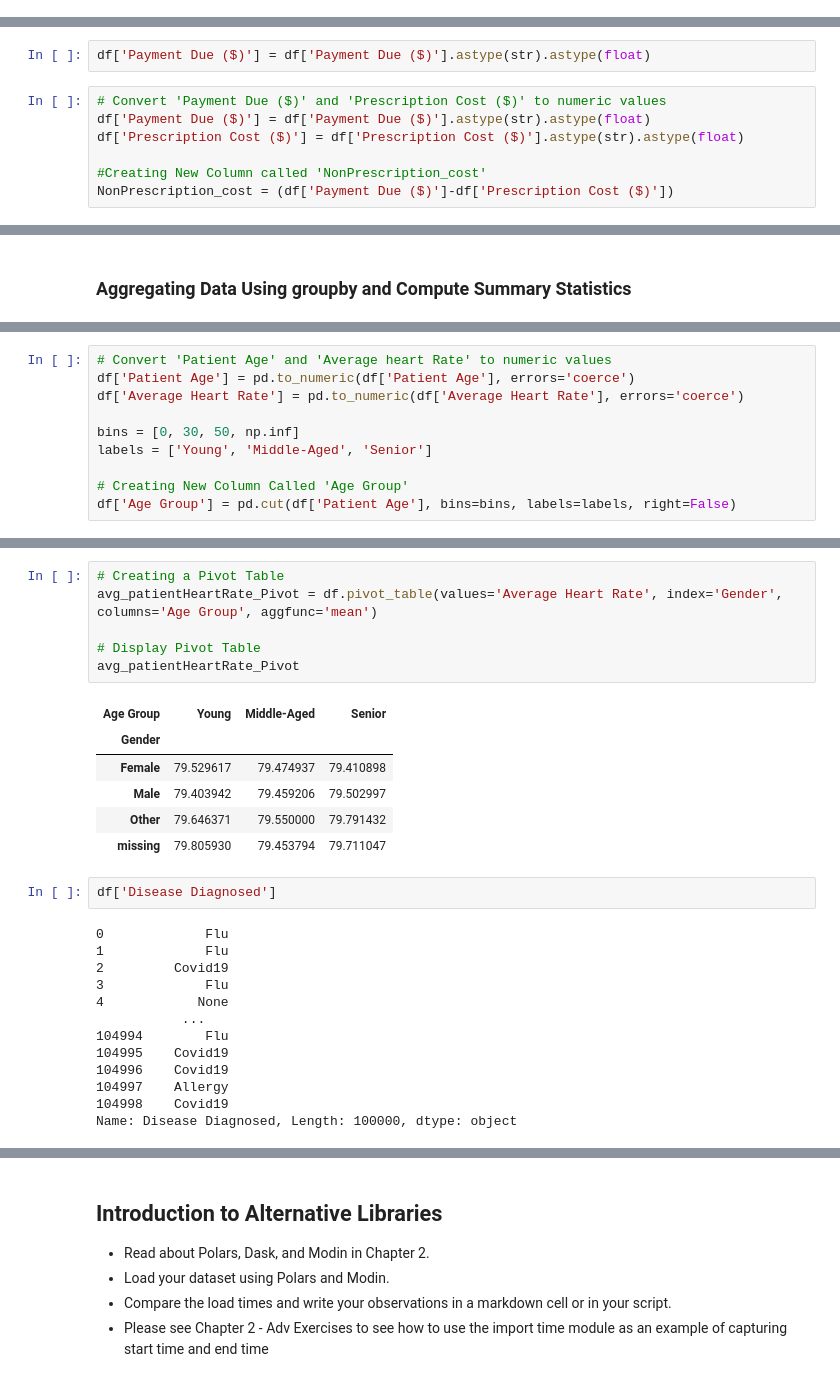
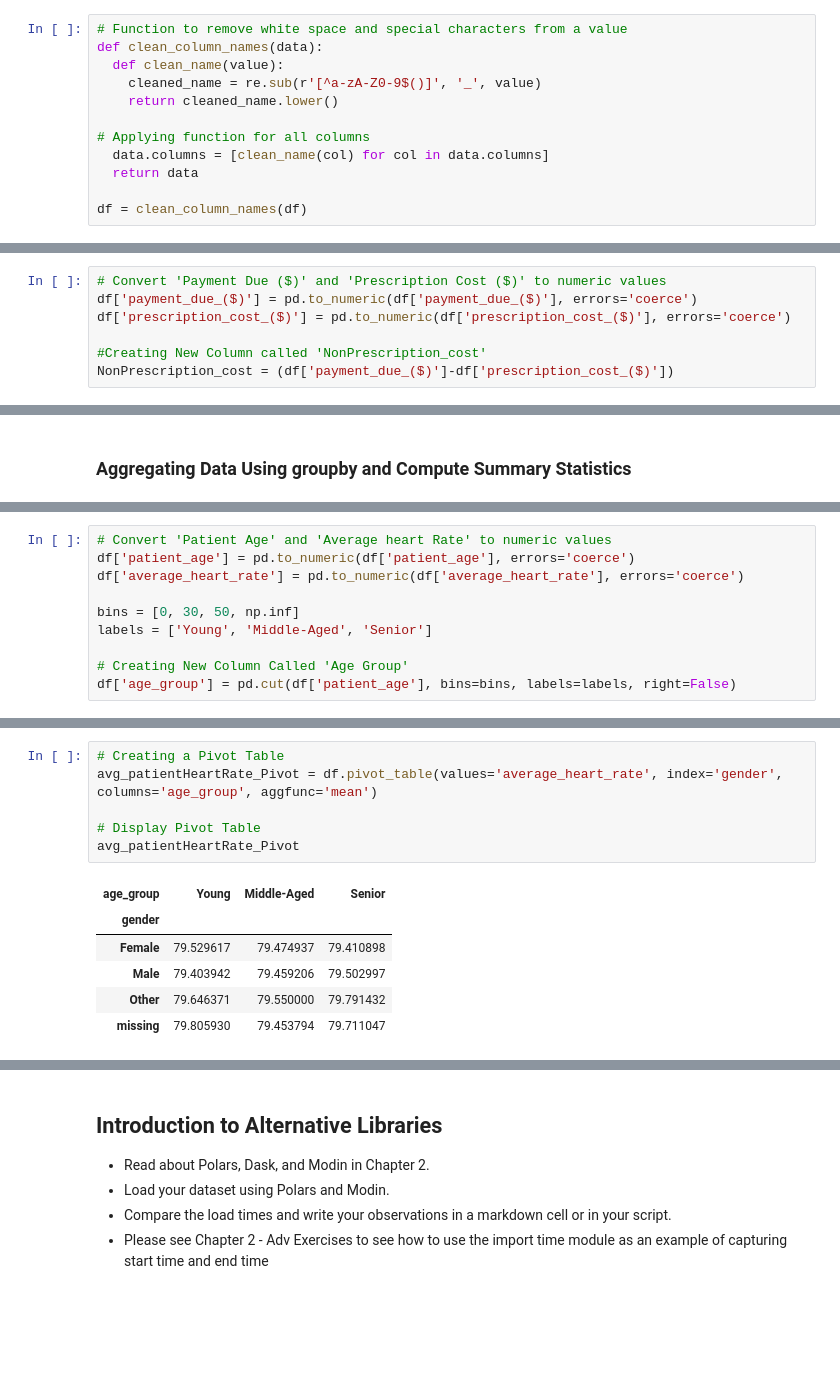
Before and after one commit to hal-yu/datasci_2_manipulation, a Jupyter notebook: HHA507_W2_Manipulation.ipynb, the cells around one changed output, grey strips where cells are left out. Drawn from its saved outputs; the diff is of its cells as text; blank space fills up the shorter version.

```diff
--- a/HHA507_W2_Manipulation.ipynb
+++ b/HHA507_W2_Manipulation.ipynb
@@ -127,0 +119,12 @@ df
+# %%
+# Function to remove white space and special characters from a value
+def clean_column_names(data):
+  def clean_name(value):
+    cleaned_name = re.sub(r'[^a-zA-Z0-9$()]', '_', value)
+    return cleaned_name.lower()
+
+# Applying function for all columns
+  data.columns = [clean_name(col) for col in data.columns]
+  return data
+
+df = clean_column_names(df)
@@ -138,12 +175,10 @@ df.dtypes
-# %%
-df['Payment Due ($)'] = df['Payment Due ($)'].astype(str).astype(float)
 # %%
 # Convert 'Payment Due ($)' and 'Prescription Cost ($)' to numeric values
-df['Payment Due ($)'] = df['Payment Due ($)'].astype(str).astype(float)
-df['Prescription Cost ($)'] = df['Prescription Cost ($)'].astype(str).astype(float)
+df['payment_due_($)'] = pd.to_numeric(df['payment_due_($)'], errors='coerce')
+df['prescription_cost_($)'] = pd.to_numeric(df['prescription_cost_($)'], errors='coerce')
 
 #Creating New Column called 'NonPrescription_cost'
-NonPrescription_cost = (df['Payment Due ($)']-df['Prescription Cost ($)'])
+NonPrescription_cost = (df['payment_due_($)']-df['prescription_cost_($)'])
 # %%
 NonPrescription_cost
 # %% [output]
@@ -182,10 +244,10 @@ Payment.describe()
 # %%
 # Convert 'Patient Age' and 'Average heart Rate' to numeric values
-df['Patient Age'] = pd.to_numeric(df['Patient Age'], errors='coerce')
-df['Average Heart Rate'] = pd.to_numeric(df['Average Heart Rate'], errors='coerce')
+df['patient_age'] = pd.to_numeric(df['patient_age'], errors='coerce')
+df['average_heart_rate'] = pd.to_numeric(df['average_heart_rate'], errors='coerce')
 
 bins = [0, 30, 50, np.inf]
 labels = ['Young', 'Middle-Aged', 'Senior']
 
 # Creating New Column Called 'Age Group'
-df['Age Group'] = pd.cut(df['Patient Age'], bins=bins, labels=labels, right=False)
+df['age_group'] = pd.cut(df['patient_age'], bins=bins, labels=labels, right=False)
@@ -208,28 +270,13 @@ Categories (3, object): ['Young' < 'Middle-Aged' < 'Senior']
 # %%
 # Creating a Pivot Table
-avg_patientHeartRate_Pivot = df.pivot_table(values='Average Heart Rate', index='Gender', columns='Age Group', aggfunc='mean')
+avg_patientHeartRate_Pivot = df.pivot_table(values='average_heart_rate', index='gender', columns='age_group', aggfunc='mean')
 
 # Display Pivot Table
 avg_patientHeartRate_Pivot
 # %% [output]
-| Age Group | Young | Middle-Aged | Senior |
-| Gender |  |  |  |
+| age_group | Young | Middle-Aged | Senior |
+| gender |  |  |  |
 | Female | 79.529617 | 79.474937 | 79.410898 |
 | Male | 79.403942 | 79.459206 | 79.502997 |
 | Other | 79.646371 | 79.550000 | 79.791432 |
 | missing | 79.805930 | 79.453794 | 79.711047 |
-# %%
-df['Disease Diagnosed']
-# %% [output]
-0             Flu
-1             Flu
-2         Covid19
-3             Flu
-4            None
-           ...
-104994        Flu
-104995    Covid19
-104996    Covid19
-104997    Allergy
-104998    Covid19
-Name: Disease Diagnosed, Length: 100000, dtype: object
```
Also changed, not shown: parts of 27 cells of this notebook.
